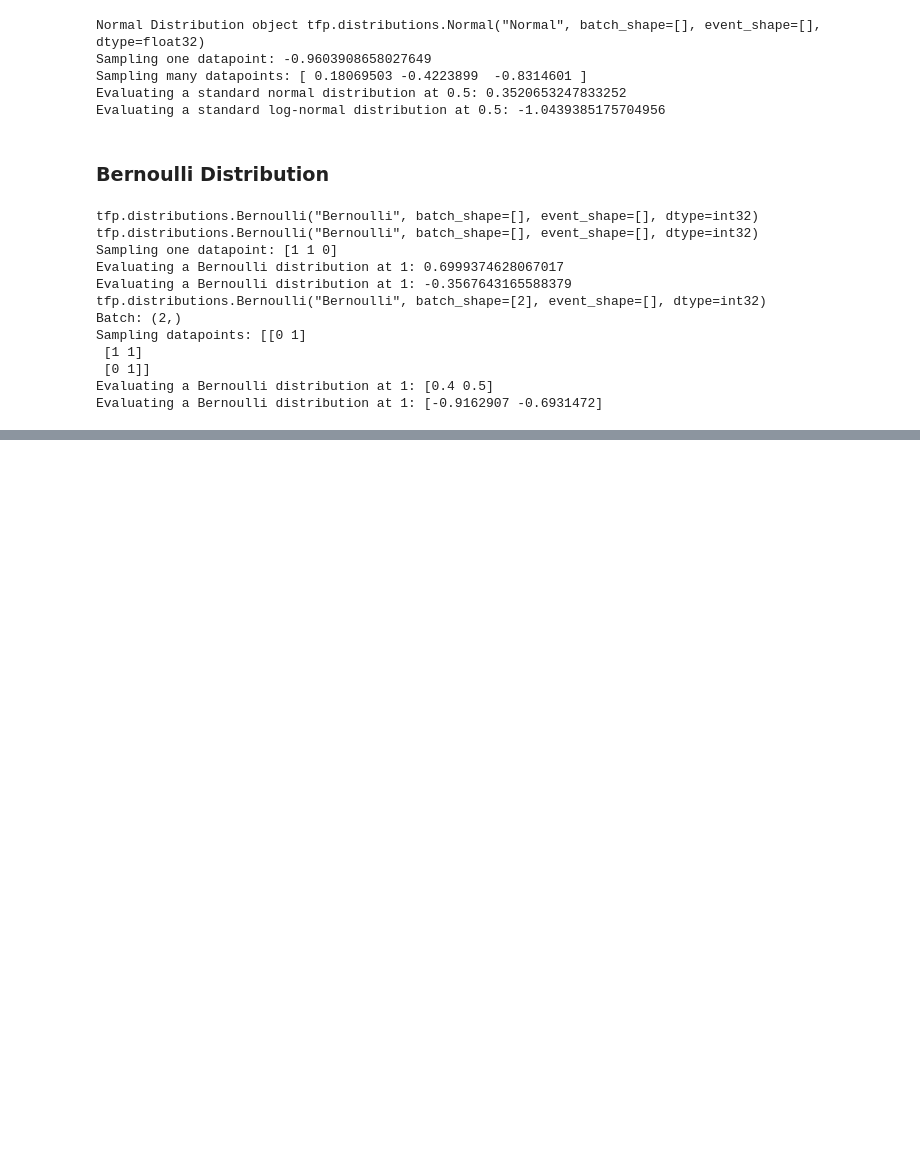
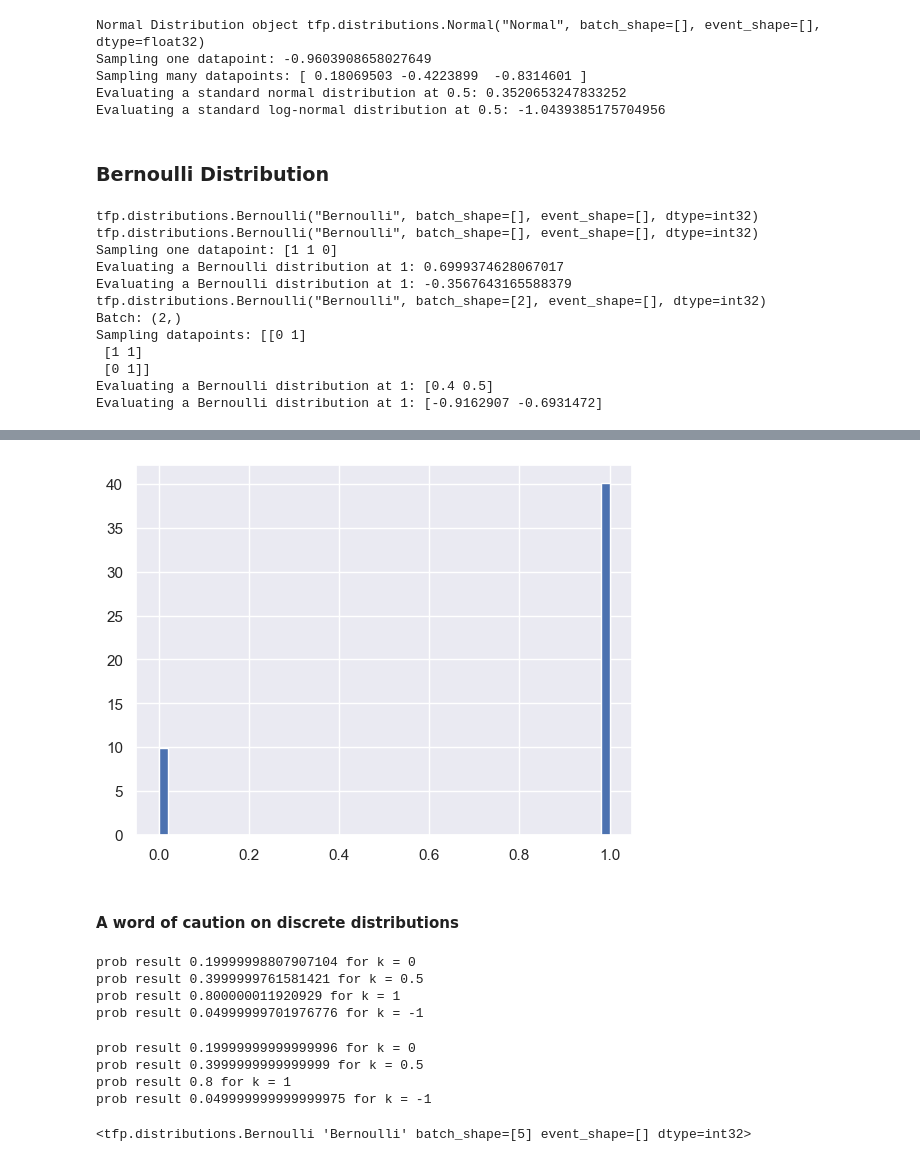
Before and after one commit to catarina-moreira/Structure_Learning_Study, a Jupyter notebook: my_study/probabilisitc_dl/Distributions.ipynb, the cells around one changed output, grey strips where cells are left out. Drawn from its saved outputs; the diff is of its cells as text; code cells hidden in the pictures; blank space fills up the shorter version.

```diff
--- a/my_study/probabilisitc_dl/Distributions.ipynb
+++ b/my_study/probabilisitc_dl/Distributions.ipynb
@@ -96,0 +161,18 @@ Evaluating a Bernoulli distribution at 1: [-0.9162907 -0.6931472]
+# %%
+# Plot a histogram, approximating the density
+plt.hist(bernoulli.sample(10000).numpy(), bins=50, density=True)
+plt.show()
+# %% [output]
+[figure, added]
+# %% [markdown]
+#### A word of caution on discrete distributions
+# %%
+# Calculate Bernoulli prob and see that 0.5 and -1 do not give the correct probability!
+
+for k in {0, 0.5, 1, -1}:
+    print('prob result {} for k = {} '.format(bernoulli.prob(k), k))
+# %% [output]
+prob result 0.19999998807907104 for k = 0
+prob result 0.3999999761581421 for k = 0.5
+prob result 0.800000011920929 for k = 1
+prob result 0.04999999701976776 for k = -1
@@ -96,0 +182,16 @@ Evaluating a Bernoulli distribution at 1: [-0.9162907 -0.6931472]
+# %%
+# Evaluate as before
+
+for k in {0, 0.5, 1, -1}:
+    print('prob result {} for k = {} '.format(my_bernoulli(0.8,k), k))
+# %% [output]
+prob result 0.19999999999999996 for k = 0
+prob result 0.3999999999999999 for k = 0.5
+prob result 0.8 for k = 1
+prob result 0.049999999999999975 for k = -1
+# %%
+# create a batched Bernoulli distribution
+batched_bernoulli = tfd.Bernoulli(probs=[0.1, 0.25, 0.5, 0.75, 0.9])
+batched_bernoulli
+# %% [output]
+<tfp.distributions.Bernoulli 'Bernoulli' batch_shape=[5] event_shape=[] dtype=int32>
```
Also changed, not shown: parts of 17 cells of this notebook.
